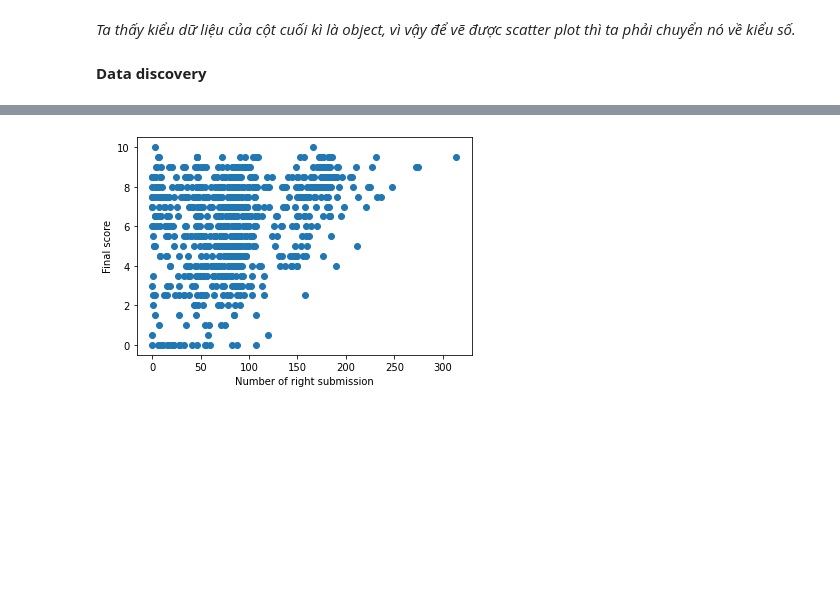
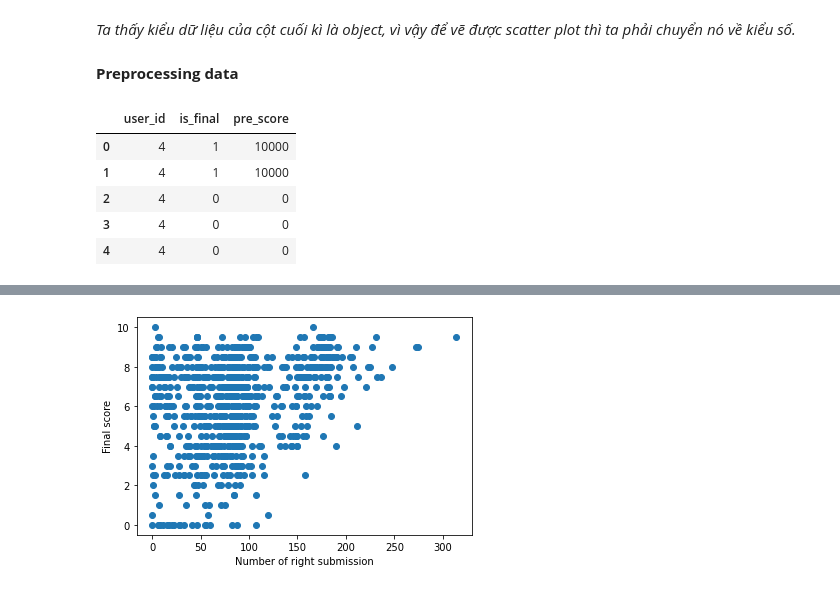
Before and after one commit to lvtp2705/CS114.L21.KHCL-1, a Jupyter notebook: Predict_Final_Score.ipynb, the cells around one changed output, grey strips where cells are left out. Cells and saved outputs as stored; diff of their text form; code cells hidden in the pictures; blank space fills up the shorter version.

```diff
--- a/Predict_Final_Score.ipynb
+++ b/Predict_Final_Score.ipynb
@@ -56,5 +71,3 @@ dtypes: int64(1), object(6)
 memory usage: 53.4+ KB
 # %% [markdown]
 *Ta thấy kiểu dữ liệu của cột cuối kì là object, vì vậy để vẽ được scatter plot thì ta phải chuyển nó về kiểu số.*
-# %% [markdown]
-**Data discovery**
@@ -61,3 +77,5 @@ memory usage: 53.4+ KB
+# %% [markdown]
+**Preprocessing data**
 # %%
 #Lấy các cột cần thiết
 wecode_data1 = wecode_data[['user_id', 'is_final', 'pre_score']]
@@ -65,3 +83,12 @@ score_training_data1 = score_training_data[['id','CK']]
 
 #Đổi tên cột id trong file score_training thành user_id để giống file wecode
 score_training_data2 = score_training_data1.rename(columns = {'id' : 'user_id'})
+# %%
+wecode_data1.head()
+# %% [output]
+|  | user_id | is_final | pre_score |
+| 0 | 4 | 1 | 10000 |
+| 1 | 4 | 1 | 10000 |
+| 2 | 4 | 0 | 0 |
+| 3 | 4 | 0 | 0 |
+| 4 | 4 | 0 | 0 |
```
Also changed, not shown: parts of 7 cells of this notebook.
